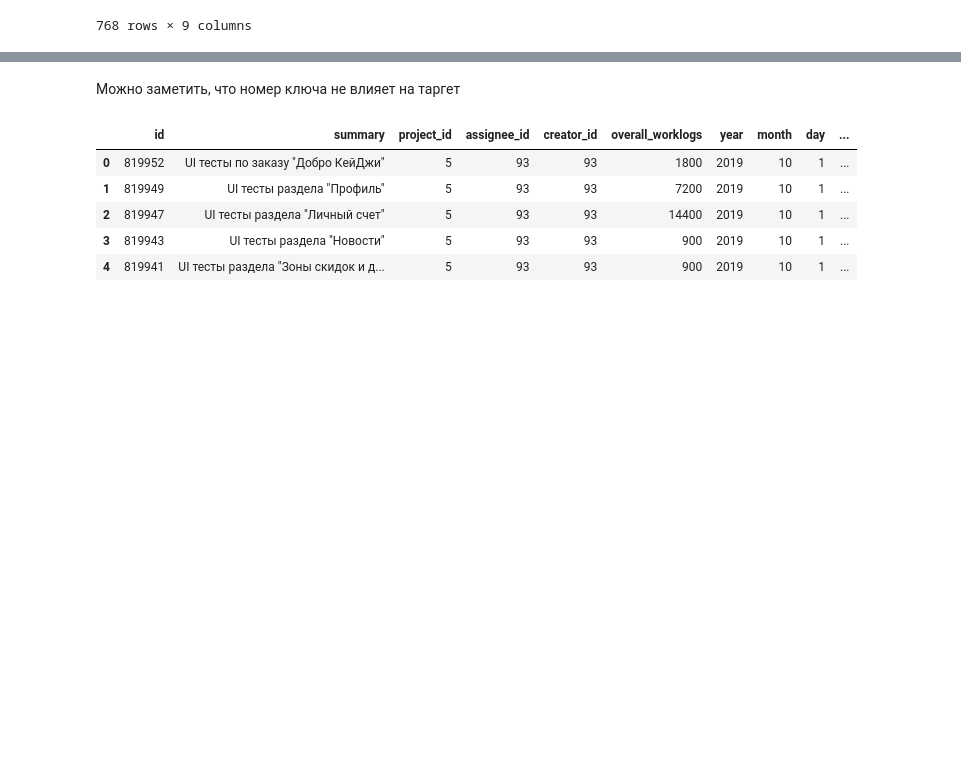
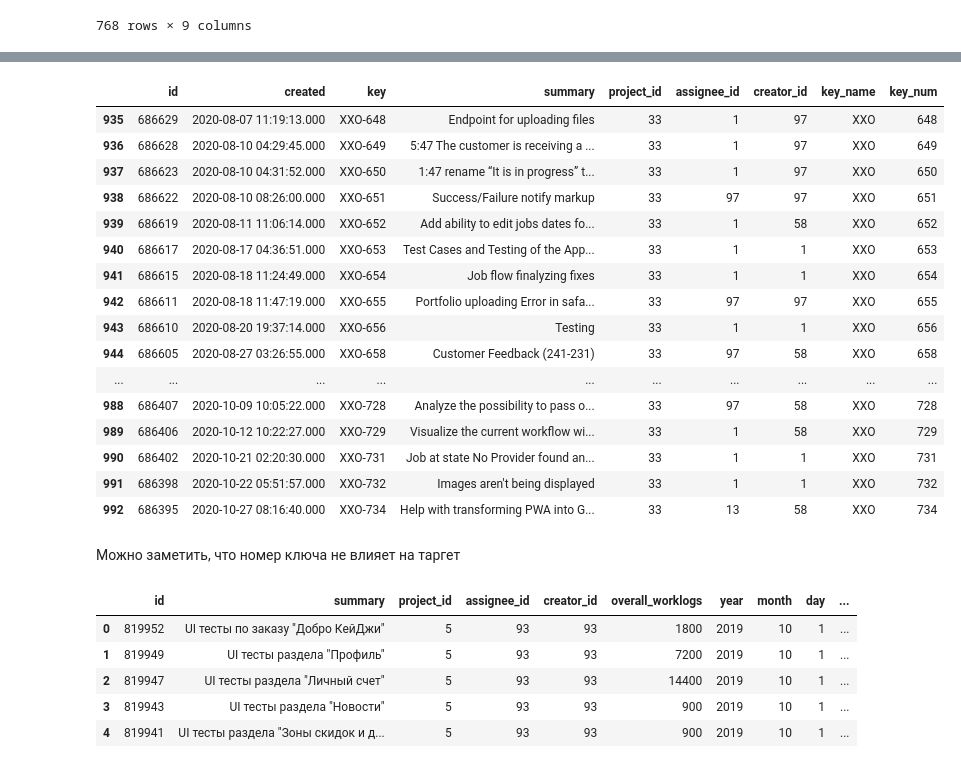
Before and after one commit to TayJen/hackathon_algu2022, a Jupyter notebook: H_ALGU_2022_Research.ipynb, the cells around one changed output, grey strips where cells are left out. Cells and saved outputs as stored; diff of their text form; code cells hidden in the pictures; blank space fills up the shorter version.

```diff
--- a/H_ALGU_2022_Research.ipynb
+++ b/H_ALGU_2022_Research.ipynb
@@ -273,3 +315,23 @@ df_test[df_test.key_name == 'BALT']
+# %%
+df_test[df_test['key_name'] == 'XXO']
+# %% [output]
+|  | id | created | key | summary | project_id | assignee_id | creator_id | key_name | key_num |
+| 935 | 686629 | 2020-08-07 11:19:13.000 | XXO-648 | Endpoint for uploading files | 33 | 1 | 97 | XXO | 648 |
+| 936 | 686628 | 2020-08-10 04:29:45.000 | XXO-649 | 5:47 The customer is receiving a ... | 33 | 1 | 97 | XXO | 649 |
+| 937 | 686623 | 2020-08-10 04:31:52.000 | XXO-650 | 1:47 rename “It is in progress” t... | 33 | 1 | 97 | XXO | 650 |
+| 938 | 686622 | 2020-08-10 08:26:00.000 | XXO-651 | Success/Failure notify markup | 33 | 97 | 97 | XXO | 651 |
+| 939 | 686619 | 2020-08-11 11:06:14.000 | XXO-652 | Add ability to edit jobs dates fo... | 33 | 1 | 58 | XXO | 652 |
+| 940 | 686617 | 2020-08-17 04:36:51.000 | XXO-653 | Test Cases and Testing of the App... | 33 | 1 | 1 | XXO | 653 |
+| 941 | 686615 | 2020-08-18 11:24:49.000 | XXO-654 | Job flow finalyzing fixes | 33 | 1 | 1 | XXO | 654 |
+| 942 | 686611 | 2020-08-18 11:47:19.000 | XXO-655 | Portfolio uploading Error in safa... | 33 | 97 | 97 | XXO | 655 |
+| 943 | 686610 | 2020-08-20 19:37:14.000 | XXO-656 | Testing | 33 | 1 | 1 | XXO | 656 |
+| 944 | 686605 | 2020-08-27 03:26:55.000 | XXO-658 | Customer Feedback (241-231) | 33 | 97 | 58 | XXO | 658 |
+| ... | ... | ... | ... | ... | ... | ... | ... | ... | ... |
+| 988 | 686407 | 2020-10-09 10:05:22.000 | XXO-728 | Analyze the possibility to pass o... | 33 | 97 | 58 | XXO | 728 |
+| 989 | 686406 | 2020-10-12 10:22:27.000 | XXO-729 | Visualize the current workflow wi... | 33 | 1 | 58 | XXO | 729 |
+| 990 | 686402 | 2020-10-21 02:20:30.000 | XXO-731 | Job at state No Provider found an... | 33 | 1 | 1 | XXO | 731 |
+| 991 | 686398 | 2020-10-22 05:51:57.000 | XXO-732 | Images aren't being displayed | 33 | 1 | 1 | XXO | 732 |
+| 992 | 686395 | 2020-10-27 08:16:40.000 | XXO-734 | Help with transforming PWA into G... | 33 | 13 | 58 | XXO | 734 |
 # %% [markdown]
 Можно заметить, что номер ключа не влияет на таргет
 # %%
```
Also changed, not shown: parts of 24 cells of this notebook.
